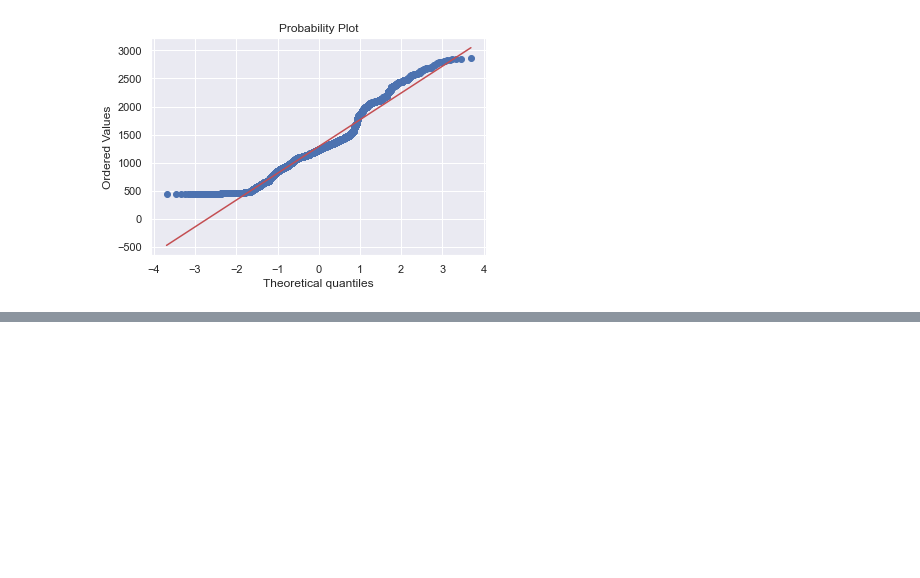
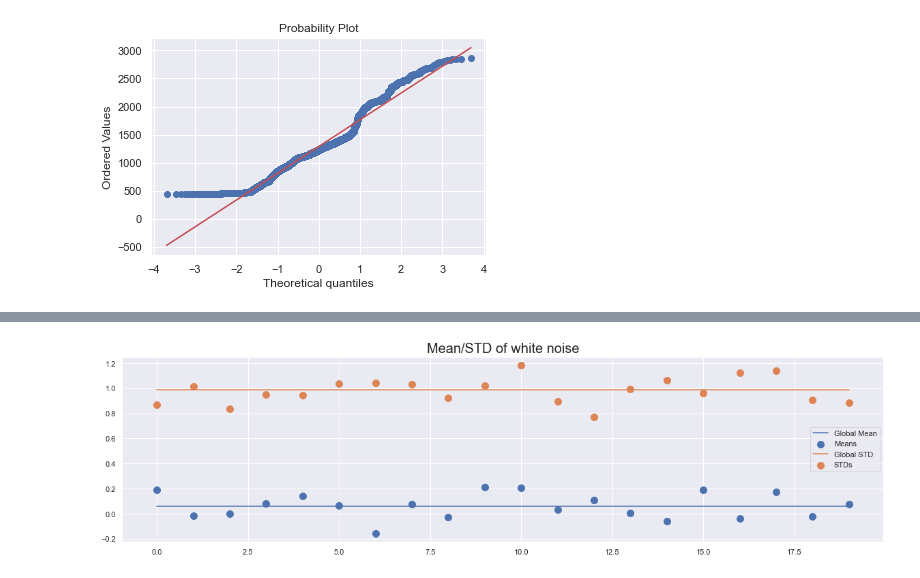
Before and after one commit to dissagaliyeva/python, a Jupyter notebook: time_series/tta-course/1.intro_to_tta.ipynb, the cells around one changed output, grey strips where cells are left out. Saved outputs shown, nothing was run; the diff lists cells and outputs as text; code cells hidden in the pictures; blank space fills up the shorter version.

```diff
--- a/time_series/tta-course/1.intro_to_tta.ipynb
+++ b/time_series/tta-course/1.intro_to_tta.ipynb
@@ -39,0 +77,22 @@ pylab.show()
+# %%
+# 2. plot mean and std over time
+
+chunks = np.split(norm, 20)
+means, stds = [], []
+seq = np.arange(20)
+
+# get mean and std of each chunk
+for chunk in chunks:
+    means.append(np.mean(chunk))
+    stds.append(np.std(chunk))
+
+# plot
+plt.title('Mean/STD of white noise', size=20)
+plt.plot(seq, [norm.mean()] * len(means), label='Global Mean', lw=1.5)
+plt.scatter(x=seq, y=means, label='Means', s=100)
+plt.plot(seq, [norm.std()] * len(stds), label='Global STD', lw=1.5)
+plt.scatter(x=seq, y=stds, label='STDs', s=100)
+plt.legend()
+plt.show()
+# %% [output]
+[figure, added]
```
Also changed, not shown: parts of 15 cells of this notebook.
